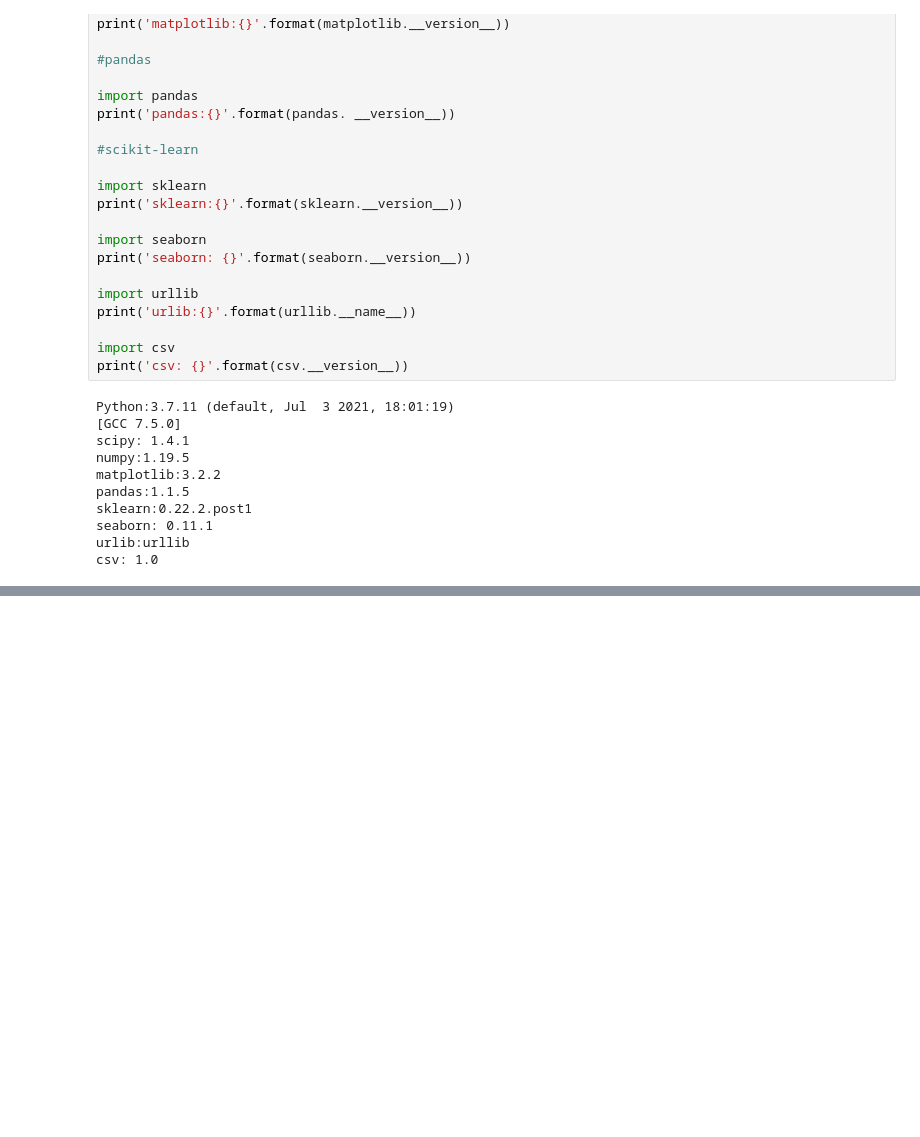
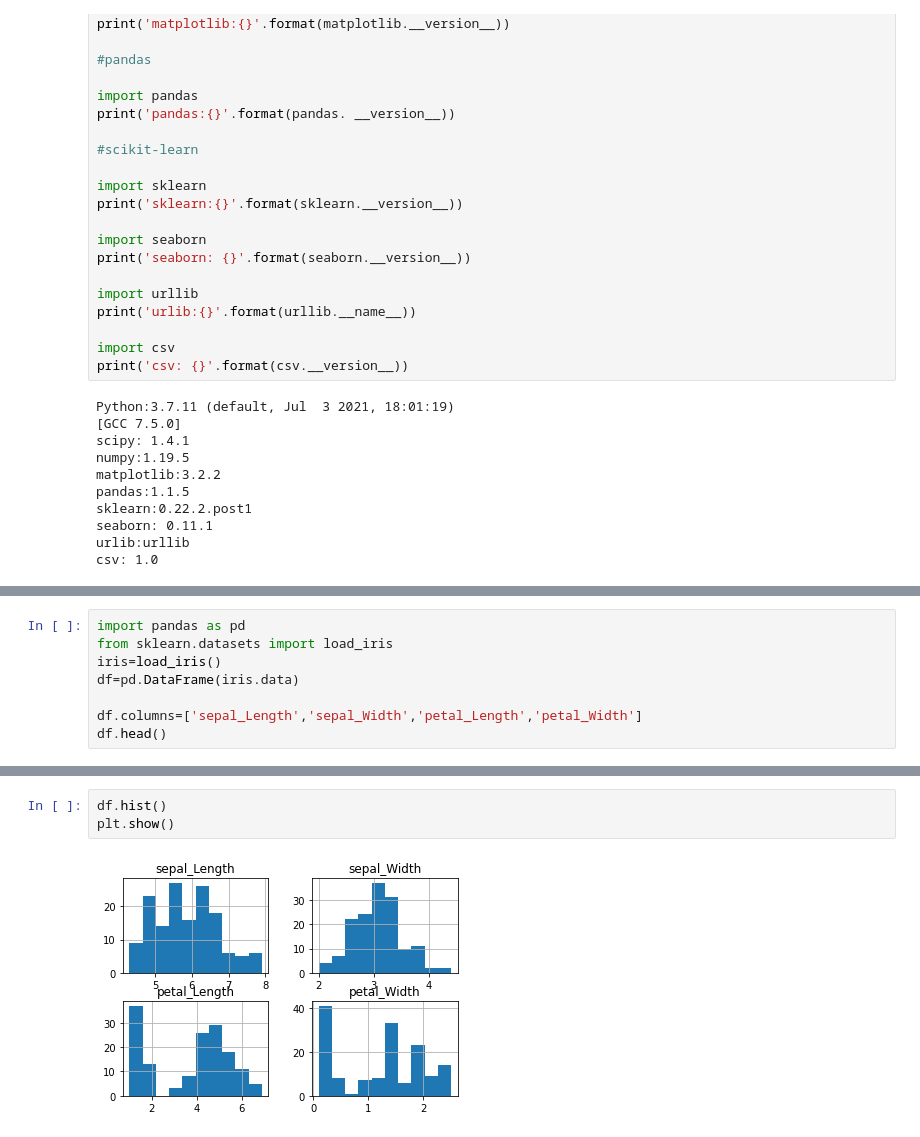
Before and after one commit to RupasriSatti/python-lab, a Jupyter notebook: Copy_of_Untitled4.ipynb, the cells around one changed output, grey strips where cells are left out. Cells and saved outputs as stored; diff of their text form; blank space fills up the shorter version.

```diff
--- a/Copy_of_Untitled4.ipynb
+++ b/Copy_of_Untitled4.ipynb
@@ -937,0 +2462,8 @@ csv: 1.0
+# %%
+import pandas as pd
+from sklearn.datasets import load_iris
+iris=load_iris()
+df=pd.DataFrame(iris.data)
+
+df.columns=['sepal_Length','sepal_Width','petal_Length','petal_Width']
+df.head()
@@ -937,0 +2477,5 @@ csv: 1.0
+# %%
+df.hist()
+plt.show()
+# %% [output]
+[figure, added]
```
Also changed, not shown: parts of 213 cells of this notebook.
